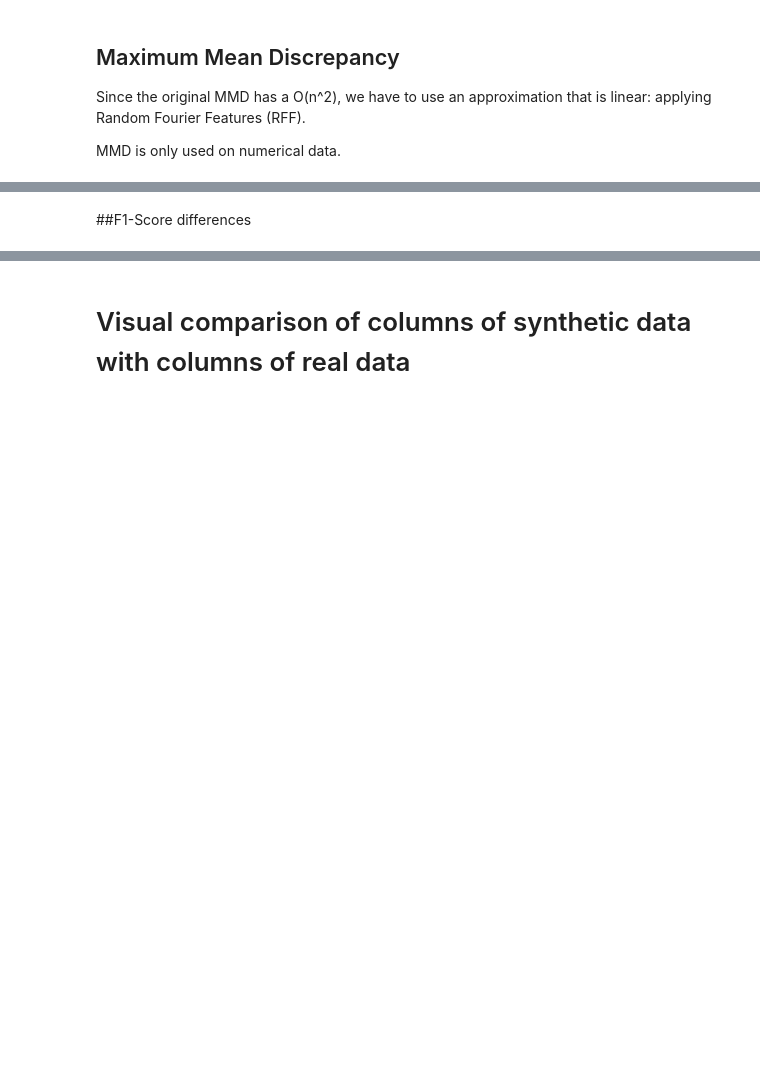
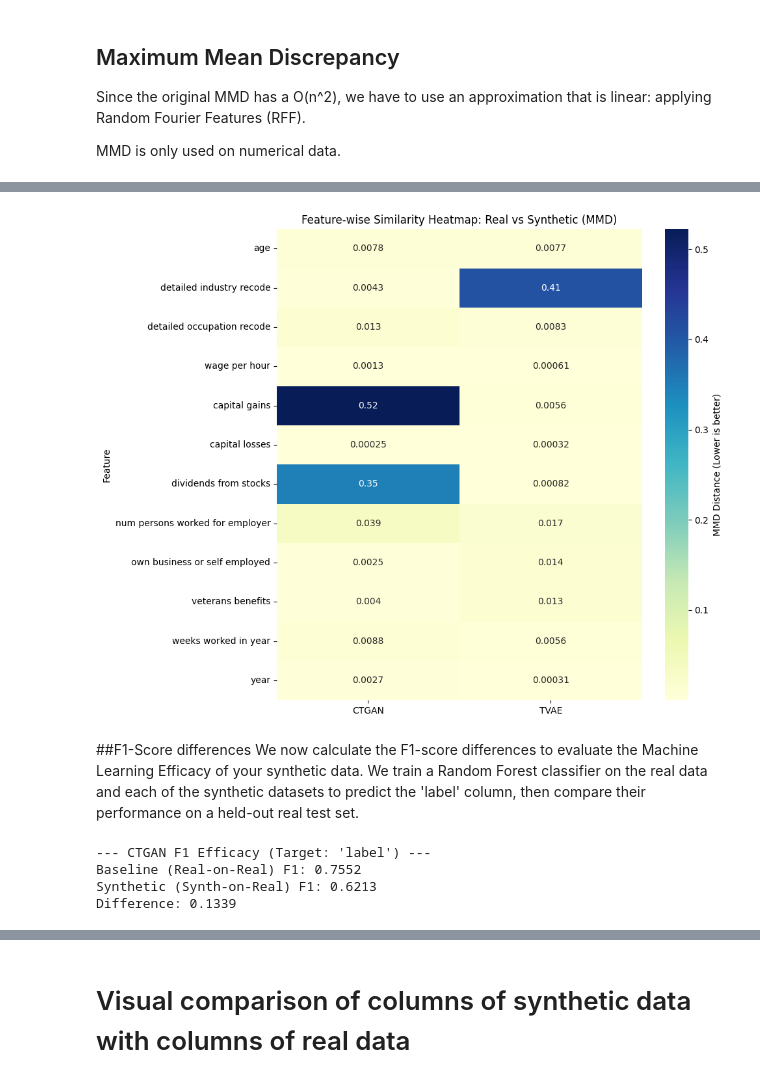
Before and after one commit to TinyClayMan/unibo_ethics_ai, a Jupyter notebook: Synthetic_Data_with_CTGAN_and_TVAE.ipynb, the cells around one changed output, grey strips where cells are left out. Saved outputs shown, nothing was run; the diff lists cells and outputs as text; code cells hidden in the pictures; blank space fills up the shorter version.

```diff
--- a/Synthetic_Data_with_CTGAN_and_TVAE.ipynb
+++ b/Synthetic_Data_with_CTGAN_and_TVAE.ipynb
@@ -439,42 +475,52 @@ Interpretation of the heatmap:
 # %%
-
 import numpy as np
 import pandas as pd
 import seaborn as sns
 import matplotlib.pyplot as plt
 
-def mmd_rbf_1d(x, y, gamma=1.0):
+def mmd_rbf_1d(x, y, sigma=1.0):
+    """Compute 1D MMD with RBF kernel for a single feature."""
     x = x.reshape(-1, 1)
     y = y.reshape(-1, 1)
-    Kxx = np.exp(-gamma * (x - x.T)**2)
-    Kyy = np.exp(-gamma * (y - y.T)**2)
-    Kxy = np.exp(-gamma * (x - y.T)**2)
+
+    # Use a subset if data is too large for O(n^2) kernel
+    n_samples = min(len(x), len(y), 1000)
+    x_s = x[np.random.choice(len(x), n_samples, replace=False)]
+    y_s = y[np.random.choice(len(y), n_samples, replace=False)]
+
+    def kernel(a, b):
+        sq_dist = np.sum(a**2, axis=1).reshape(-1, 1) + np.sum(b**2, axis=1) - 2 * np.dot(a, b.T)
+        return np.exp(-sq_dist / (2 * sigma**2))
+
+    Kxx = kernel(x_s, x_s)
+    Kyy = kernel(y_s, y_s)
+    Kxy = kernel(x_s, y_s)
+
     return Kxx.mean() + Kyy.mean() - 2 * Kxy.mean()
 
-# get the numerical columns
+# Identify numerical columns
 num_cols = real_data.select_dtypes(include='number').columns
 
-# calculate mmd for each numerical column
-mmd_scores = {}
+# Calculate MMD for each column for both models
+mmd_results = []
+for col in num_cols:
+    real_val = real_data[col].dropna().values
+    ctgan_val = ctgan_synth_data[col].dropna().values
+    tvae_val = tvae_synth_data[col].dropna().values
 
-for col in num_cols:
-    x = real_data[col].dropna().to_numpy()
-    y = tvae_synth_data[col].dropna().to_numpy()
+    mmd_results.append({
+        'Feature': col,
+        'CTGAN': mmd_rbf_1d(real_val, ctgan_val),
+        'TVAE': mmd_rbf_1d(real_val, tvae_val)
+    })
 
-    # gleiche Länge ziehen
-    n = min(len(x), len(y))
-    x = x[:n]
-    y = y[:n]
+mmd_heatmap_df = pd.DataFrame(mmd_results).set_index('Feature')
 
-    mmd_scores[col] = mmd_rbf_1d(x, y, gamma=0.1)
-
-mmd_df = pd.DataFrame.from_dict(mmd_scores, orient='index', columns=['MMD'])
-
-# draw heatmap
-plt.figure(figsize=(10, 6))
-sns.heatmap(mmd_df, annot=True, cmap='viridis', cbar=True)
-plt.title("MMD Heatmap: Real vs. TVAE Synthetic Data")
-plt.ylabel("Feature")
+# Plotting
+plt.figure(figsize=(10, 8))
+sns.heatmap(mmd_heatmap_df, annot=True, cmap='YlGnBu', cbar_kws={'label': 'MMD Distance (Lower is better)'})
+plt.title("Feature-wise Similarity Heatmap: Real vs Synthetic (MMD)")
+plt.tight_layout()
 plt.show()
+# %% [output]
+[figure, added]
-# %% [markdown]
-##F1-Score differences
@@ -482,0 +527,3 @@ plt.show()
+# %% [markdown]
+##F1-Score differences
+We now calculate the F1-score differences to evaluate the Machine Learning Efficacy of your synthetic data. We train a Random Forest classifier on the real data and each of the synthetic datasets to predict the 'label' column, then compare their performance on a held-out real test set.
@@ -482,0 +568,12 @@ plt.show()
+# %%
+# Calculate for CTGAN
+b_ct, s_ct, diff_ct = calculate_f1_efficacy(real_data, ctgan_synth_data)
+print(f"--- CTGAN F1 Efficacy (Target: 'label') ---")
+print(f"Baseline (Real-on-Real) F1: {b_ct:.4f}")
+print(f"Synthetic (Synth-on-Real) F1: {s_ct:.4f}")
+print(f"Difference: {diff_ct:.4f}")
+# %% [output]
+--- CTGAN F1 Efficacy (Target: 'label') ---
+Baseline (Real-on-Real) F1: 0.7552
+Synthetic (Synth-on-Real) F1: 0.6213
+Difference: 0.1339
```
Also changed, not shown: parts of 57 cells of this notebook.
